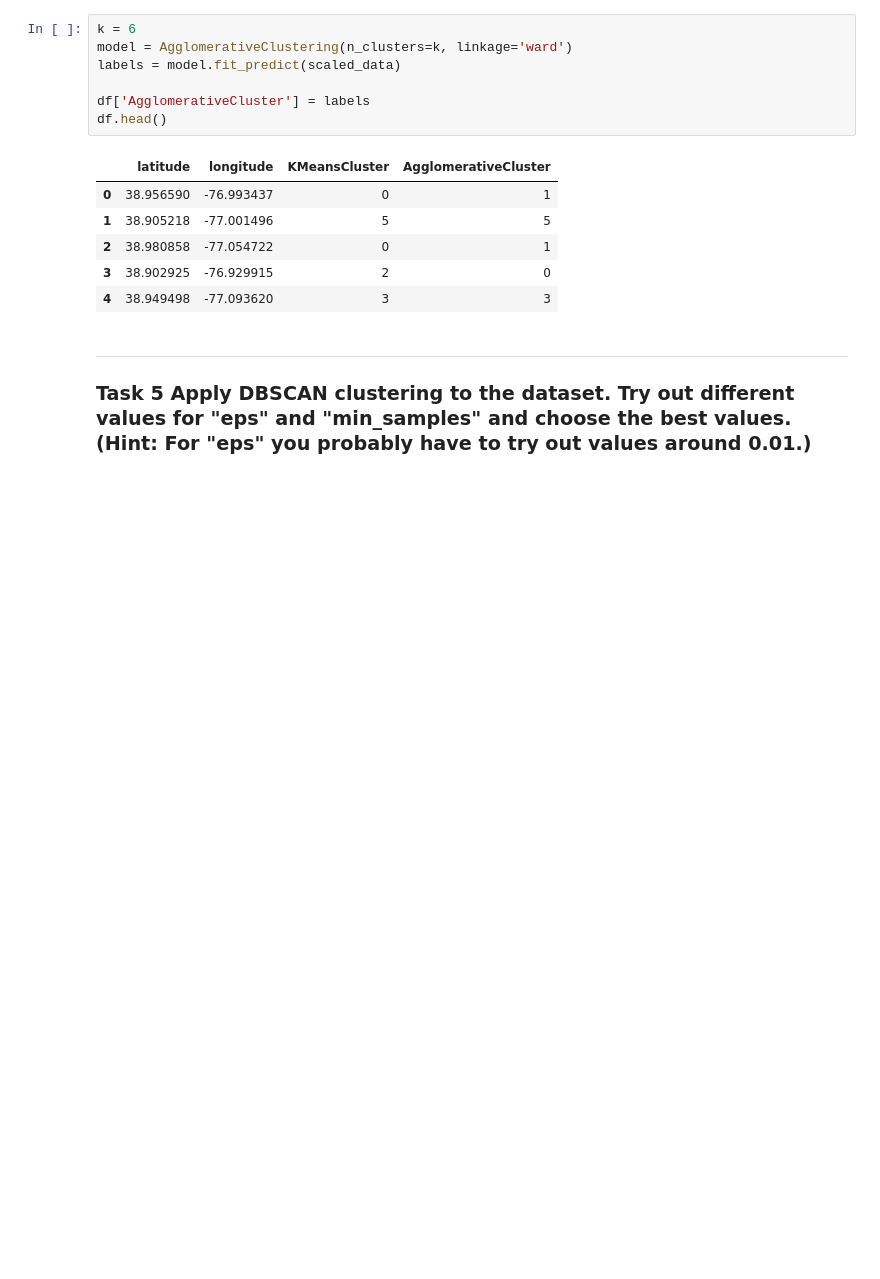
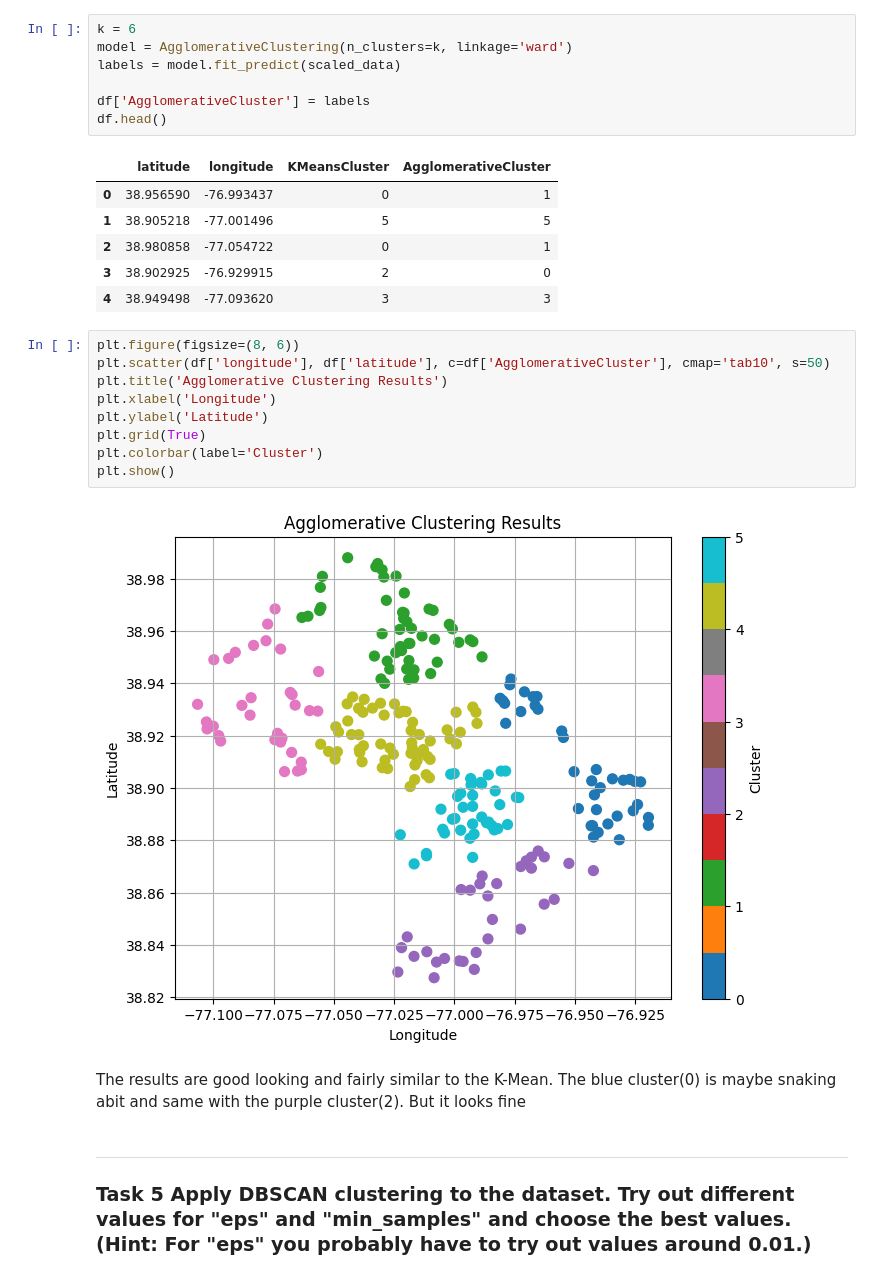
Before and after one commit to Sebastianrix/Data-Things, a Jupyter notebook: 8) Clustering/Exercises in Clustering.ipynb, the cells around one changed output. Drawn from its saved outputs; the diff is of its cells as text; blank space fills up the shorter version.

```diff
--- a/8) Clustering/Exercises in Clustering.ipynb
+++ b/8) Clustering/Exercises in Clustering.ipynb
@@ -192,6 +192,19 @@ df.head()
 | 2 | 38.980858 | -77.054722 | 0 | 1 |
 | 3 | 38.902925 | -76.929915 | 2 | 0 |
 | 4 | 38.949498 | -77.093620 | 3 | 3 |
+# %%
+plt.figure(figsize=(8, 6))
+plt.scatter(df['longitude'], df['latitude'], c=df['AgglomerativeCluster'], cmap='tab10', s=50)
+plt.title('Agglomerative Clustering Results')
+plt.xlabel('Longitude')
+plt.ylabel('Latitude')
+plt.grid(True)
+plt.colorbar(label='Cluster')
+plt.show()
+# %% [output]
+[figure, added]
+# %% [markdown]
+<p>The results are good looking and fairly similar to the K-Mean. The blue cluster(0) is maybe snaking abit and same with the purple cluster(2). But it looks fine</p>
 # %% [markdown]
 <hr>
 <h3>Task 5 Apply DBSCAN clustering to the dataset. Try out different values for "eps" and "min_samples" and choose the best values. (Hint: For "eps" you probably have to try out values around 0.01.)</h3>
```
